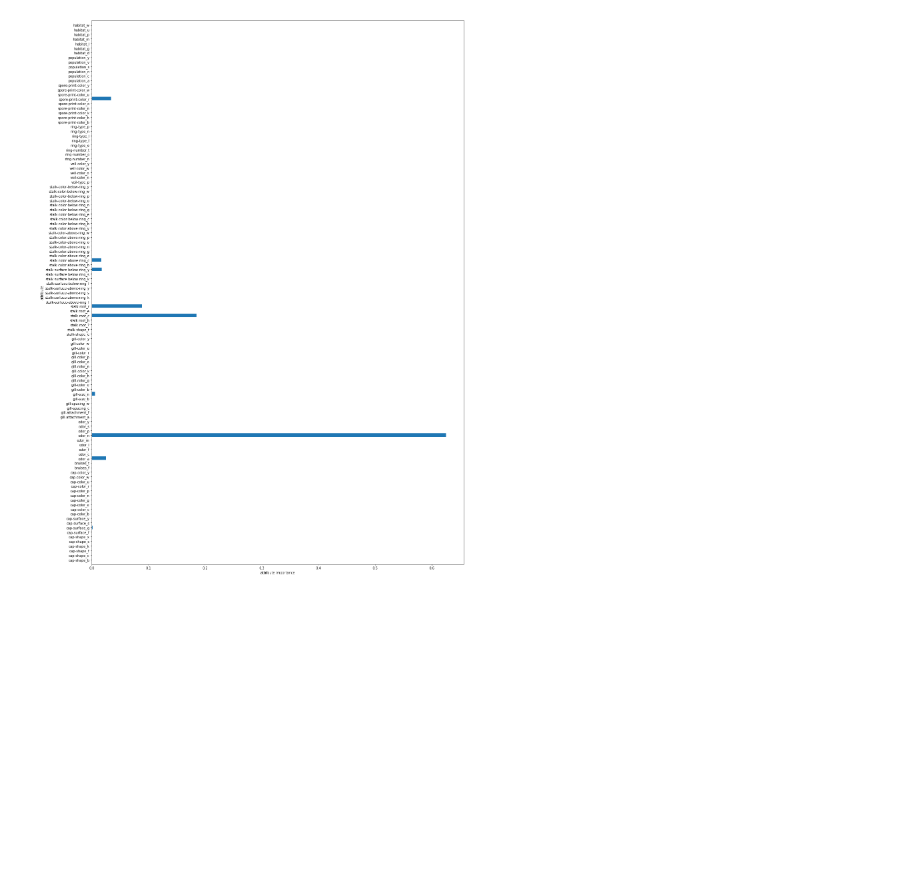
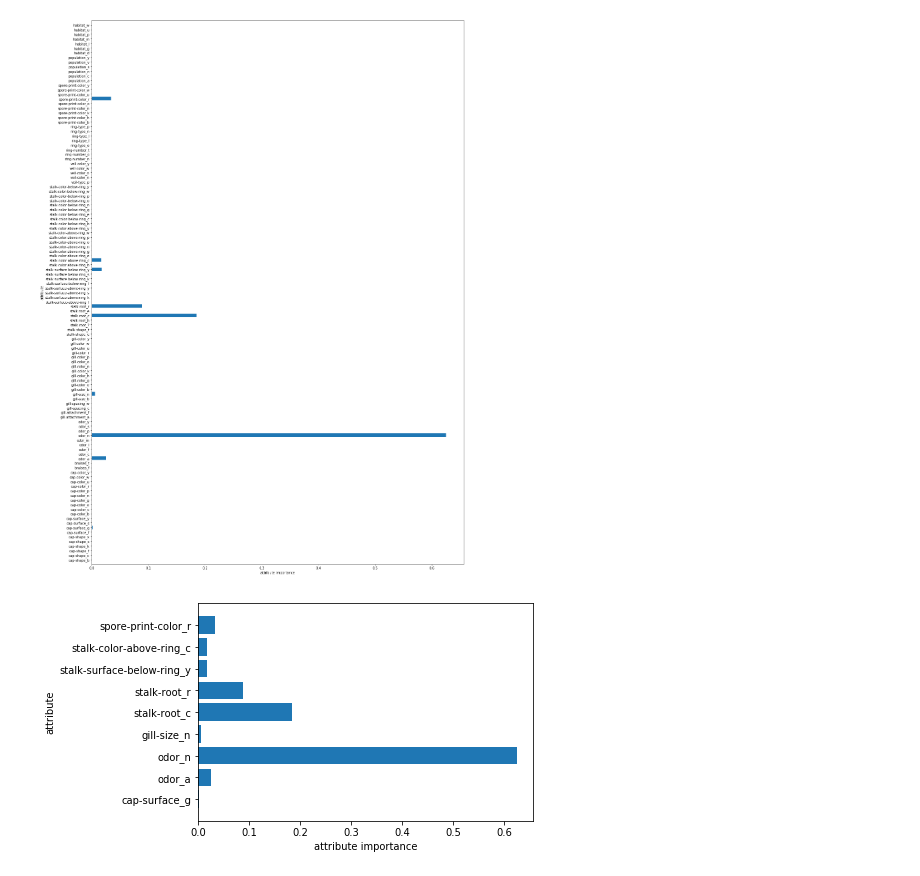
Before and after one commit to Data-Competition/Super-Mario, a Jupyter notebook: decision_tree_limit_dept.ipynb, the cells around one changed output. Cells and saved outputs as stored; diff of their text form; code cells hidden in the pictures; blank space fills up the shorter version.

Commit message:
[feature]: remove zero attribute in importance attri

```diff
--- a/decision_tree_limit_dept.ipynb
+++ b/decision_tree_limit_dept.ipynb
@@ -91,7 +91,7 @@ print("특성 중요도:\n{}".format(tree.feature_importances_))
 # %%
 import matplotlib.pyplot as plt
 
-def plot_feature_importances_cancer(model):
+def plot_feature_importances_x(model):
     n_features = x.shape[1]
     plt.figure(figsize=(20, 30))
     plt.barh(range(n_features), model.feature_importances_, align='center')
@@ -100,6 +100,23 @@ def plot_feature_importances_cancer(model):
     plt.ylabel("attribute")
     plt.ylim(-1, n_features)
 
-plot_feature_importances_cancer(tree)
+plot_feature_importances_x(tree)
 # %% [output]
 [figure]
+# %%
+attr_importance = tree.feature_importances_[tree.feature_importances_ != 0]
+attr_value = tree.feature_importances_ != 0
+index = np.where(attr_value == True)[0]
+
+
+def plot_feature_importances_x(model):
+    n_features = len(attr_importance)
+    plt.barh(range(n_features), model.feature_importances_[model.feature_importances_ != 0], align='center')
+    plt.yticks(np.arange(n_features), X_test.columns[index])
+    plt.xlabel("attribute importance")
+    plt.ylabel("attribute")
+    plt.ylim(-1, n_features)
+
+plot_feature_importances_x(tree)
+# %% [output]
+[figure, added]
```
